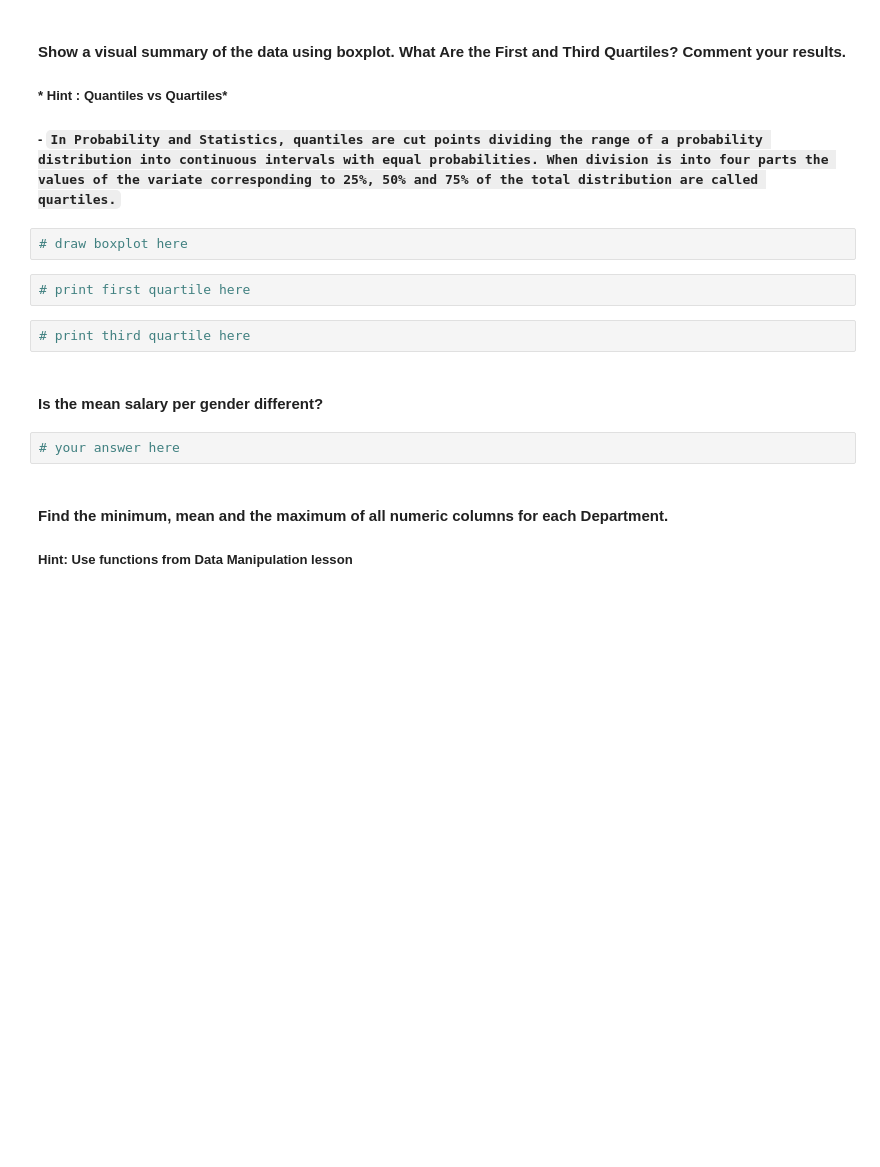
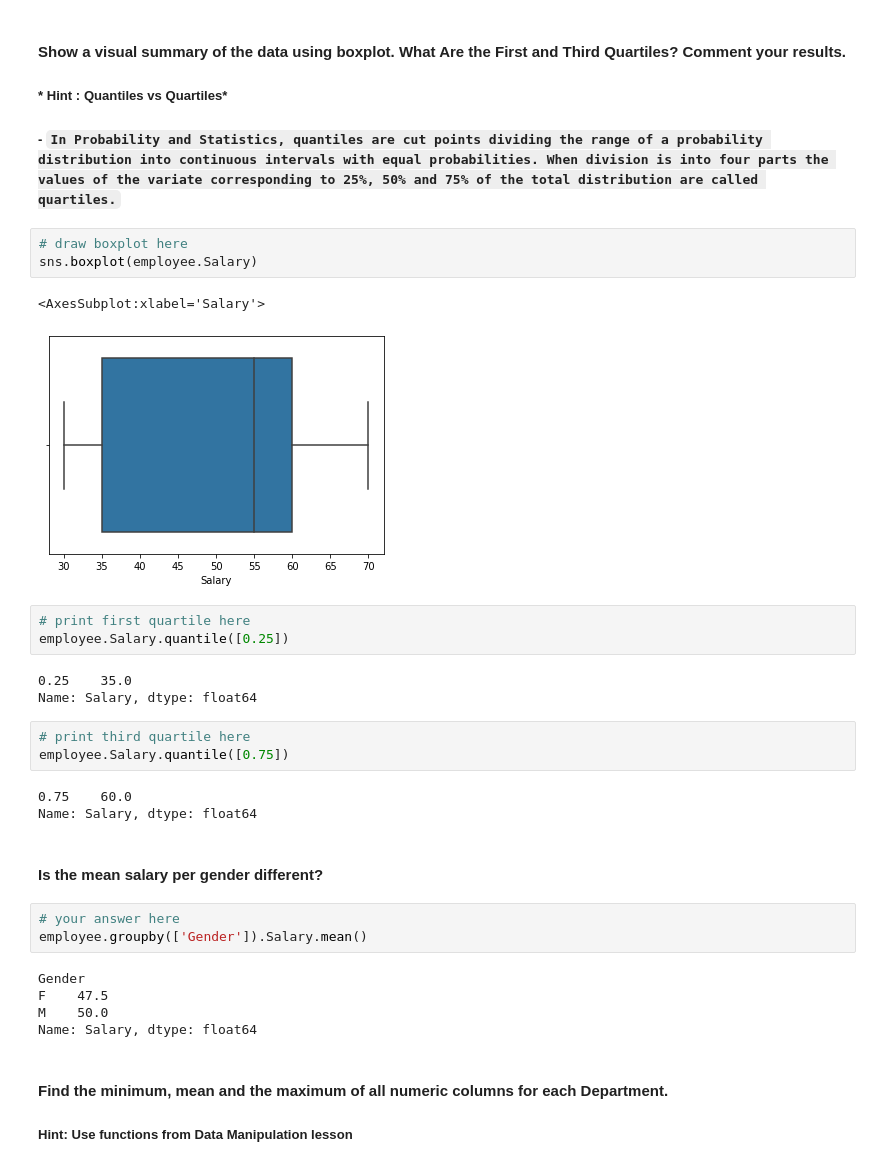
Before and after one commit to Ironhack-Data-Madrid-Febrero-2021/lab-subsetting-and-descriptive-stats, a Jupyter notebook: your-code/main.ipynb, the cells around one changed output. Cells and saved outputs as stored; diff of their text form; blank space fills up the shorter version.

```diff
--- a/your-code/main.ipynb
+++ b/your-code/main.ipynb
@@ -292,14 +334,32 @@ TypeError: only list-like objects are allowed to be passed to isin(), you passed
 ##### - `In Probability and Statistics, quantiles are cut points dividing the range of a probability distribution into continuous intervals with equal probabilities. When division is into four parts the values of the variate corresponding to 25%, 50% and 75% of the total distribution are called quartiles.`
 # %%
 # draw boxplot here
+sns.boxplot(employee.Salary)
+# %% [output]
+<AxesSubplot:xlabel='Salary'>
+[figure, added]
 # %%
 # print first quartile here
+employee.Salary.quantile([0.25])
+# %% [output]
+0.25    35.0
+Name: Salary, dtype: float64
 # %%
 # print third quartile here
+employee.Salary.quantile([0.75])
+# %% [output]
+0.75    60.0
+Name: Salary, dtype: float64
 # %% [markdown]
 #### Is the mean salary per gender different?
 # %%
 # your answer here
+employee.groupby(['Gender']).Salary.mean()
+# %% [output]
+Gender
+F    47.5
+M    50.0
+Name: Salary, dtype: float64
 # %% [markdown]
 #### Find the minimum, mean and the maximum of all numeric columns for each Department.
 
```
Also changed, not shown: parts of 17 cells of this notebook.
